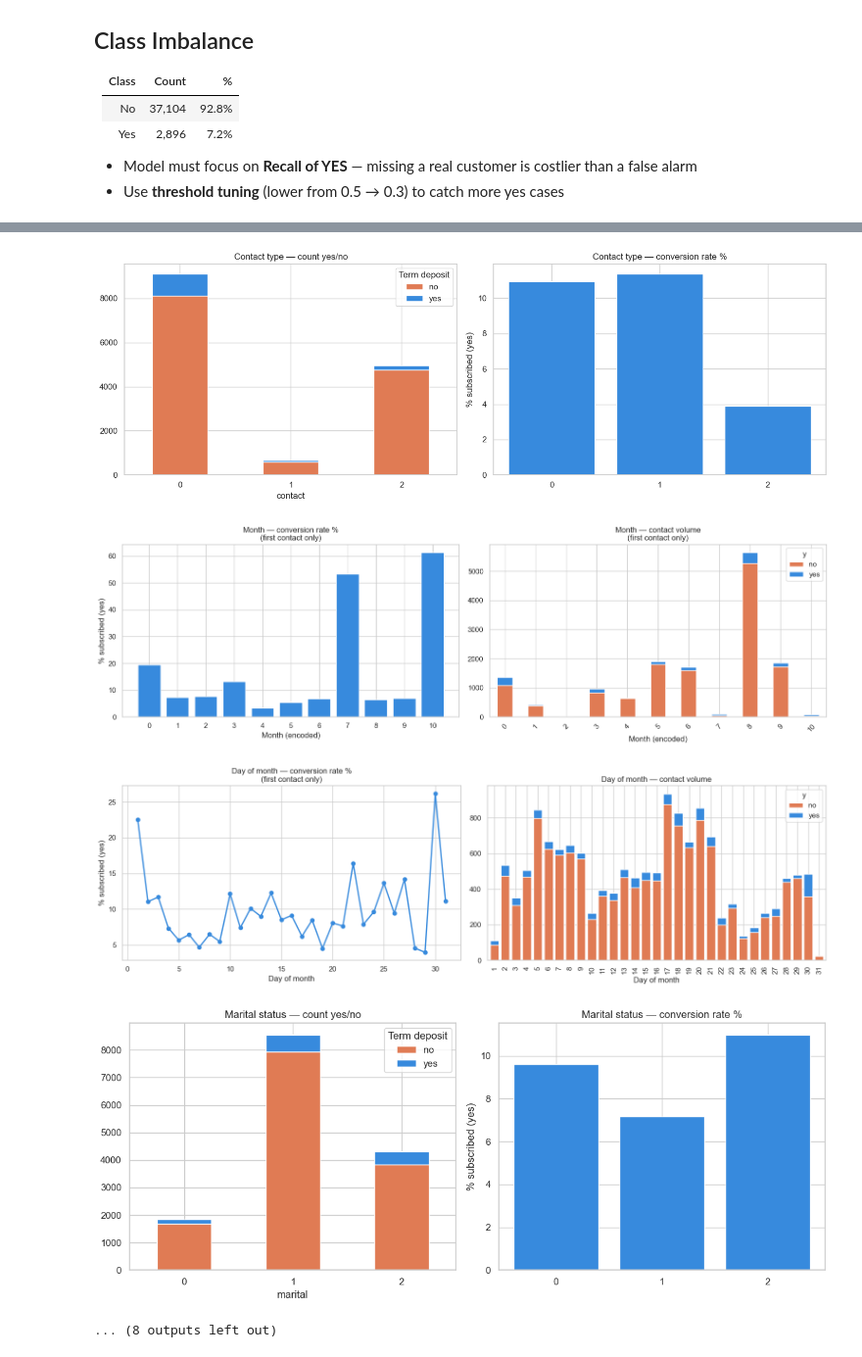
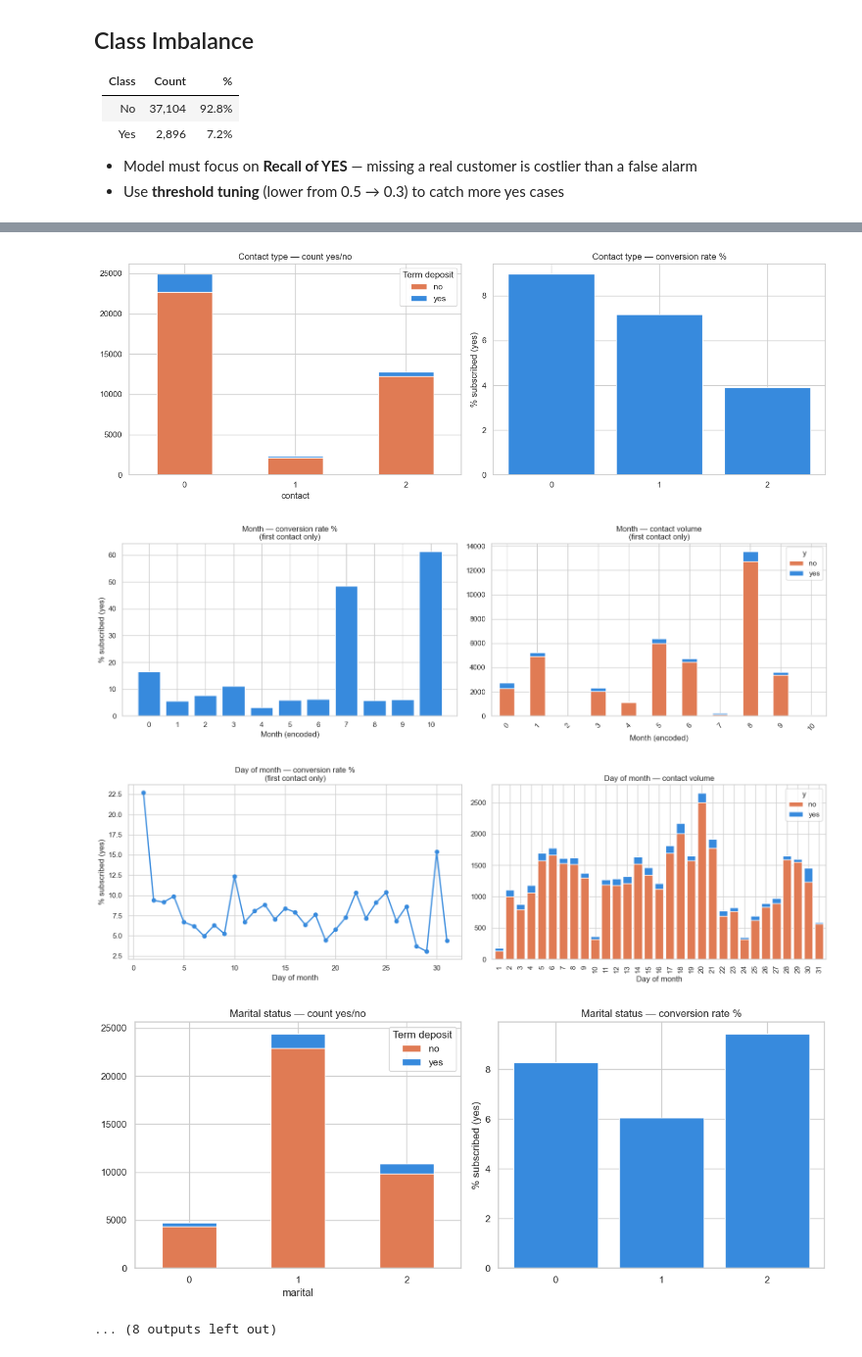
Before and after one commit to DivyeshRBhavsar/5qaNUcRSLjHZ5anY, a Jupyter notebook: Term_Deposit_EDA.ipynb, the cells around one changed output, grey strips where cells are left out. Shown at 98% size. Drawn from its saved outputs; the diff is of its cells as text; code cells hidden in the pictures.

```diff
--- a/Term_Deposit_EDA.ipynb
+++ b/Term_Deposit_EDA.ipynb
@@ -459,21 +764,6 @@ IQR upper fence cap : 632 seconds
 IQR lower fence cap : -220 seconds
 Values capped       : 3000 rows
 [figure]
-# %%
-## Feature Engineering
-eda_df['edu_job'] = eda_df['education'] + '_' + eda_df['job']
-  # secondary_technician vs secondary_blue-collar behave differently
-
-eda_df['debt_burden'] = (
-      (eda_df['housing'] == 'yes').astype(int) +
-      (eda_df['loan'] == 'yes').astype(int)
-  )
-
-high_conv_months = ['mar', 'apr', 'oct']
-eda_df['is_high_conv_month'] = eda_df['month'].isin(high_conv_months).astype(int)
-
-eda_df['is_first_contact'] = (eda_df['campaign'] == 1).astype(int)
-eda_df['over_contacted']   = (eda_df['campaign'] > 3).astype(int)
 # %% [markdown]
 # 📊 EDA Summary — Bank Term Deposit Campaign
 
@@ -612,7 +1017,7 @@ import shap
 import numpy as np
 
 # ── 1. filter first contact only ────────────────────────────────────
-layer1_df = eda_df[eda_df['campaign'] == 1].copy()
+layer1_df = eda_df.copy()
 
 print(f"Total dataset      : {len(eda_df)} rows")
 print(f"Layer 1 (campaign==1): {len(layer1_df)} rows")
@@ -1062,5 +1467,5 @@ Target distribution (first contact only):
-[figure, old version]
+[figure, new version]
-[figure, old version]
+[figure, new version]
-[figure, old version]
+[figure, new version]
-[figure, old version]
+[figure, new version]
 ... (8 outputs left out)
```
Also changed, not shown: parts of 11 cells of this notebook, 5 other files.
